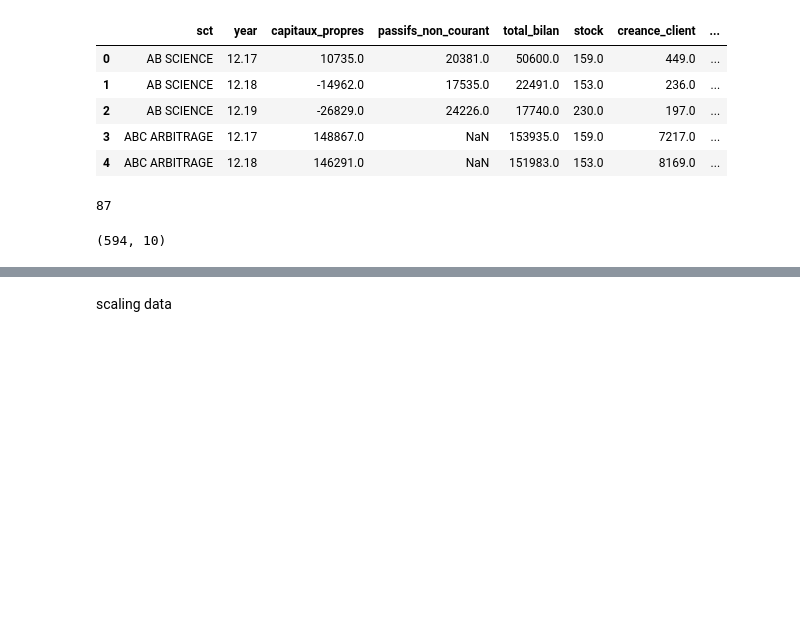
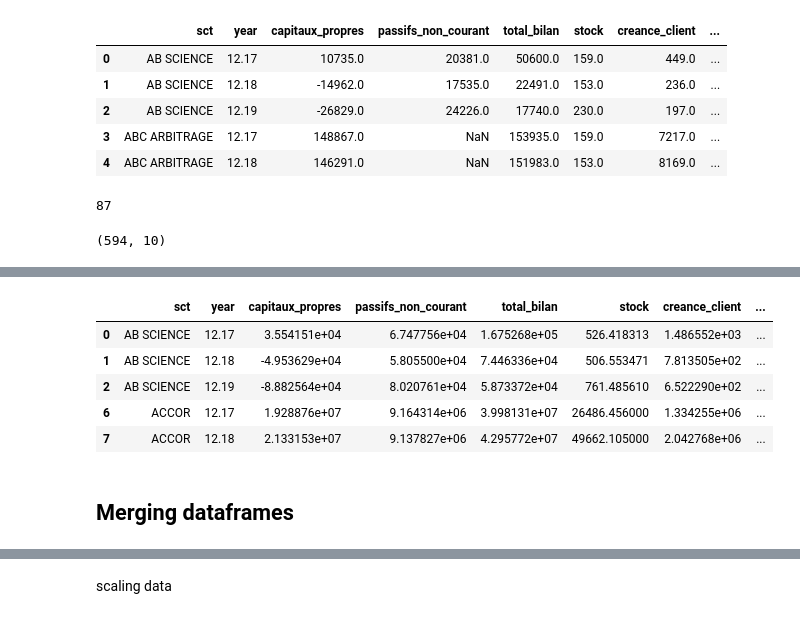
Before and after one commit to faisalGhozzi/Financini_web_service, a Jupyter notebook: research/Financini.ipynb, the cells around one changed output, grey strips where cells are left out. Cells and saved outputs as stored; diff of their text form; code cells hidden in the pictures; blank space fills up the shorter version.

```diff
--- a/research/Financini.ipynb
+++ b/research/Financini.ipynb
@@ -55,0 +92,2 @@ df.shape
+# %%
+cols = [c for c in df.columns if c != 'sct' and c != 'year']
@@ -55,0 +120,11 @@ df.shape
+# %%
+df.head()
+# %% [output]
+|  | sct | year | capitaux_propres | passifs_non_courant | total_bilan | stock | creance_client | ... |
+| 0 | AB SCIENCE | 12.17 | 3.554151e+04 | 6.747756e+04 | 1.675268e+05 | 526.418313 | 1.486552e+03 | ... |
+| 1 | AB SCIENCE | 12.18 | -4.953629e+04 | 5.805500e+04 | 7.446336e+04 | 506.553471 | 7.813505e+02 | ... |
+| 2 | AB SCIENCE | 12.19 | -8.882564e+04 | 8.020761e+04 | 5.873372e+04 | 761.485610 | 6.522290e+02 | ... |
+| 6 | ACCOR | 12.17 | 1.928876e+07 | 9.164314e+06 | 3.998131e+07 | 26486.456000 | 1.334255e+06 | ... |
+| 7 | ACCOR | 12.18 | 2.133153e+07 | 9.137827e+06 | 4.295772e+07 | 49662.105000 | 2.042768e+06 | ... |
+# %% [markdown]
+## Merging dataframes
```
Also changed, not shown: parts of 28 cells of this notebook, 1 other file.
